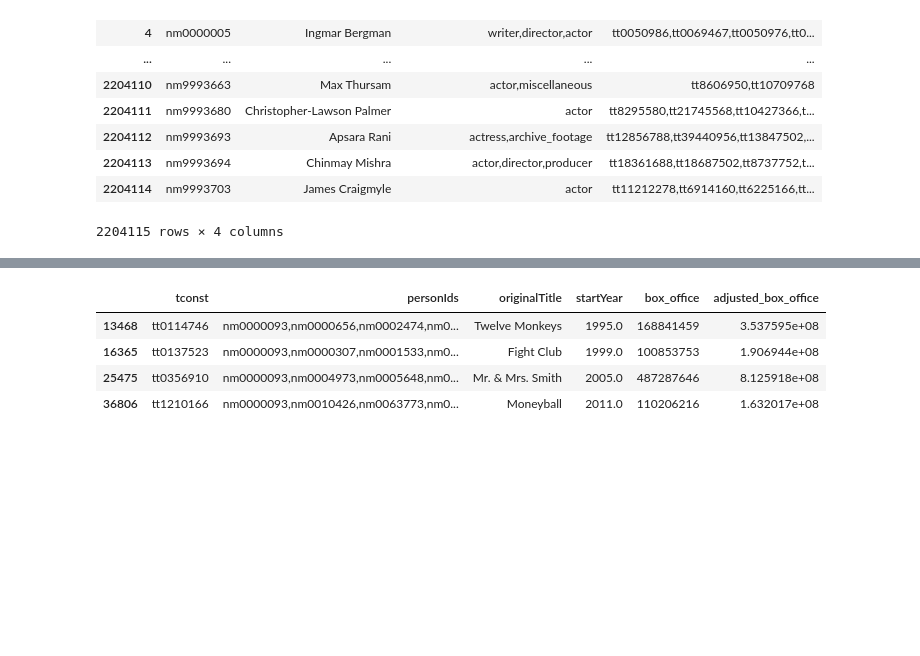
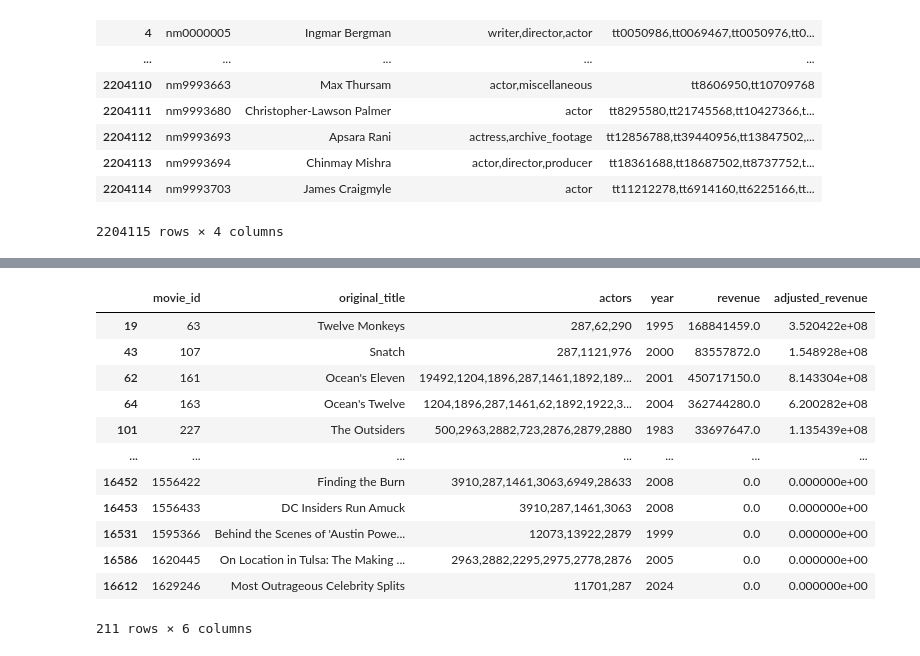
Before and after one commit to Shilord/Data515_MediaAnalysis_FinalProj, a Jupyter notebook: game_logic/testing.ipynb, the cells around one changed output, grey strips where cells are left out. Drawn from its saved outputs; the diff is of its cells as text; code cells hidden in the pictures; blank space fills up the shorter version.

Commit message:
Adjust build_and_save() for new datasets, create new game_data.pkl in folder w/ revised datasets

```diff
--- a/game_logic/testing.ipynb
+++ b/game_logic/testing.ipynb
@@ -46,3 +78,3 @@ pd.read_parquet('../data/actor_names.parquet')
 # %%
-actors = pd.read_parquet('../data/actor_names.parquet')
-movies = pd.read_parquet('../data/final_movies.parquet')
+actors = pd.read_parquet('../data/revised-data/actor_list.parquet')
+movies = pd.read_parquet('../data/revised-data/final_movies.parquet')
@@ -110,8 +162,16 @@ game_logic.get_movies_for_actor('nm0000093', game_data)
 # %%
-movies[movies['personIds'].map(lambda x: 'nm0000093' in x)]
+movies[movies['actors'].map(lambda x: '287' in x)]
 # %% [output]
-|  | tconst | personIds | originalTitle | startYear | box_office | adjusted_box_office |
-| 13468 | tt0114746 | nm0000093,nm0000656,nm0002474,nm0... | Twelve Monkeys | 1995.0 | 168841459 | 3.537595e+08 |
-| 16365 | tt0137523 | nm0000093,nm0000307,nm0001533,nm0... | Fight Club | 1999.0 | 100853753 | 1.906944e+08 |
-| 25475 | tt0356910 | nm0000093,nm0004973,nm0005648,nm0... | Mr. & Mrs. Smith | 2005.0 | 487287646 | 8.125918e+08 |
-| 36806 | tt1210166 | nm0000093,nm0010426,nm0063773,nm0... | Moneyball | 2011.0 | 110206216 | 1.632017e+08 |
+|  | movie_id | original_title | actors | year | revenue | adjusted_revenue |
+| 19 | 63 | Twelve Monkeys | 287,62,290 | 1995 | 168841459.0 | 3.520422e+08 |
+| 43 | 107 | Snatch | 287,1121,976 | 2000 | 83557872.0 | 1.548928e+08 |
+| 62 | 161 | Ocean's Eleven | 19492,1204,1896,287,1461,1892,189... | 2001 | 450717150.0 | 8.143304e+08 |
+| 64 | 163 | Ocean's Twelve | 1204,1896,287,1461,62,1892,1922,3... | 2004 | 362744280.0 | 6.200282e+08 |
+| 101 | 227 | The Outsiders | 500,2963,2882,723,2876,2879,2880 | 1983 | 33697647.0 | 1.135439e+08 |
+| ... | ... | ... | ... | ... | ... | ... |
+| 16452 | 1556422 | Finding the Burn | 3910,287,1461,3063,6949,28633 | 2008 | 0.0 | 0.000000e+00 |
+| 16453 | 1556433 | DC Insiders Run Amuck | 3910,287,1461,3063 | 2008 | 0.0 | 0.000000e+00 |
+| 16531 | 1595366 | Behind the Scenes of 'Austin Powe... | 12073,13922,2879 | 1999 | 0.0 | 0.000000e+00 |
+| 16586 | 1620445 | On Location in Tulsa: The Making ... | 2963,2882,2295,2975,2778,2876 | 2005 | 0.0 | 0.000000e+00 |
+| 16612 | 1629246 | Most Outrageous Celebrity Splits | 11701,287 | 2024 | 0.0 | 0.000000e+00 |
+211 rows × 6 columns
```
Also changed, not shown: parts of 10 cells of this notebook, 3 other files.
